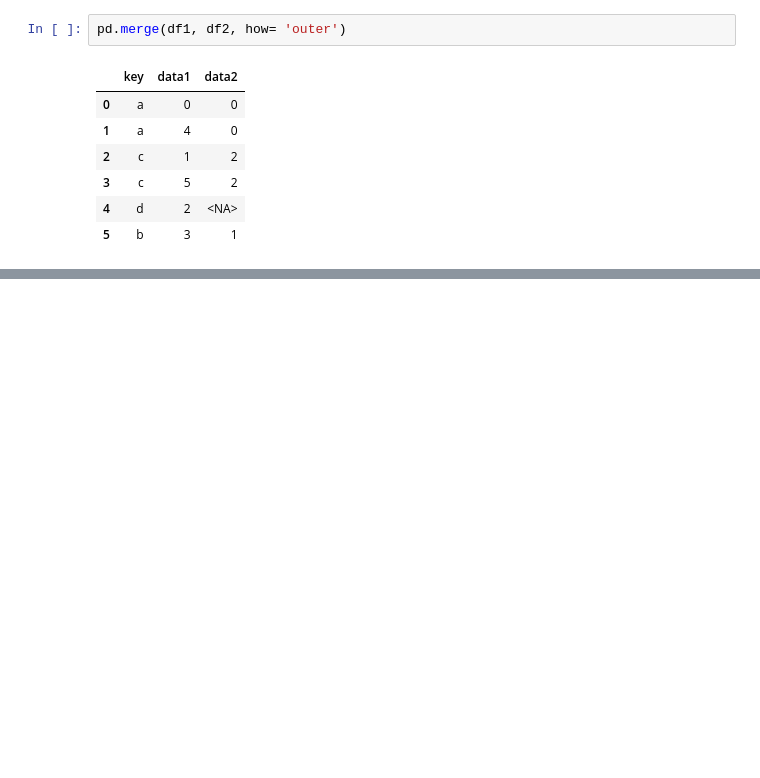
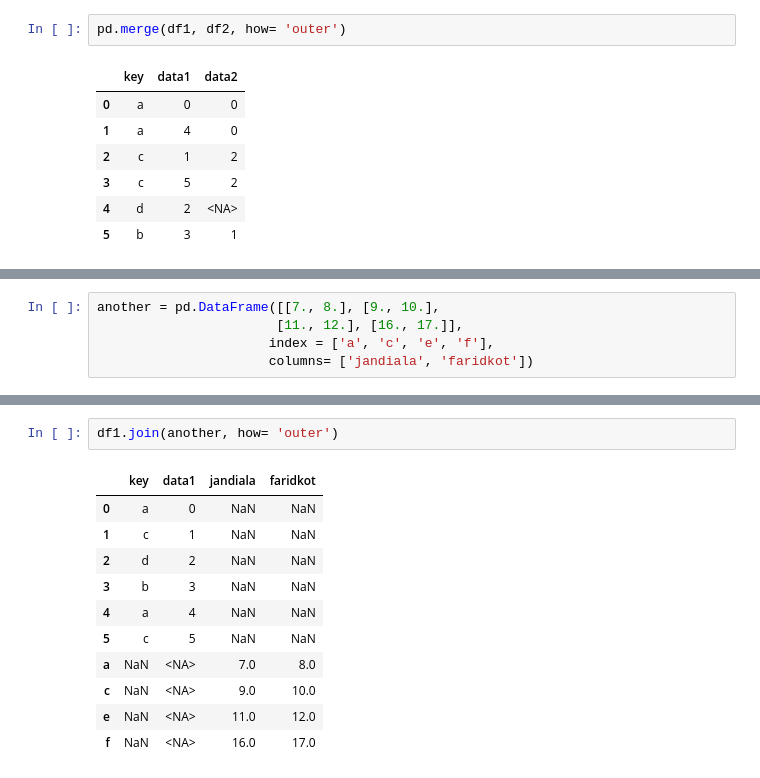
Before and after one commit to Kkhurana007/pythonfordataanalysis, a Jupyter notebook: semainedu19février/datawrangling_join_combine_reshape.ipynb, the cells around one changed output, grey strips where cells are left out. Drawn from its saved outputs; the diff is of its cells as text; blank space fills up the shorter version.

```diff
--- a/semainedu19février/datawrangling_join_combine_reshape.ipynb
+++ b/semainedu19février/datawrangling_join_combine_reshape.ipynb
@@ -333,0 +361,5 @@ pd.merge(df1, df2, how= 'outer')
+# %%
+another = pd.DataFrame([[7., 8.], [9., 10.],
+                       [11., 12.], [16., 17.]],
+                      index = ['a', 'c', 'e', 'f'],
+                      columns= ['jandiala', 'faridkot'])
@@ -333,0 +374,14 @@ pd.merge(df1, df2, how= 'outer')
+# %%
+df1.join(another, how= 'outer')
+# %% [output]
+|  | key | data1 | jandiala | faridkot |
+| 0 | a | 0 | NaN | NaN |
+| 1 | c | 1 | NaN | NaN |
+| 2 | d | 2 | NaN | NaN |
+| 3 | b | 3 | NaN | NaN |
+| 4 | a | 4 | NaN | NaN |
+| 5 | c | 5 | NaN | NaN |
+| a | NaN | <NA> | 7.0 | 8.0 |
+| c | NaN | <NA> | 9.0 | 10.0 |
+| e | NaN | <NA> | 11.0 | 12.0 |
+| f | NaN | <NA> | 16.0 | 17.0 |
```
Also changed, not shown: parts of 74 cells of this notebook, 3 other files.
